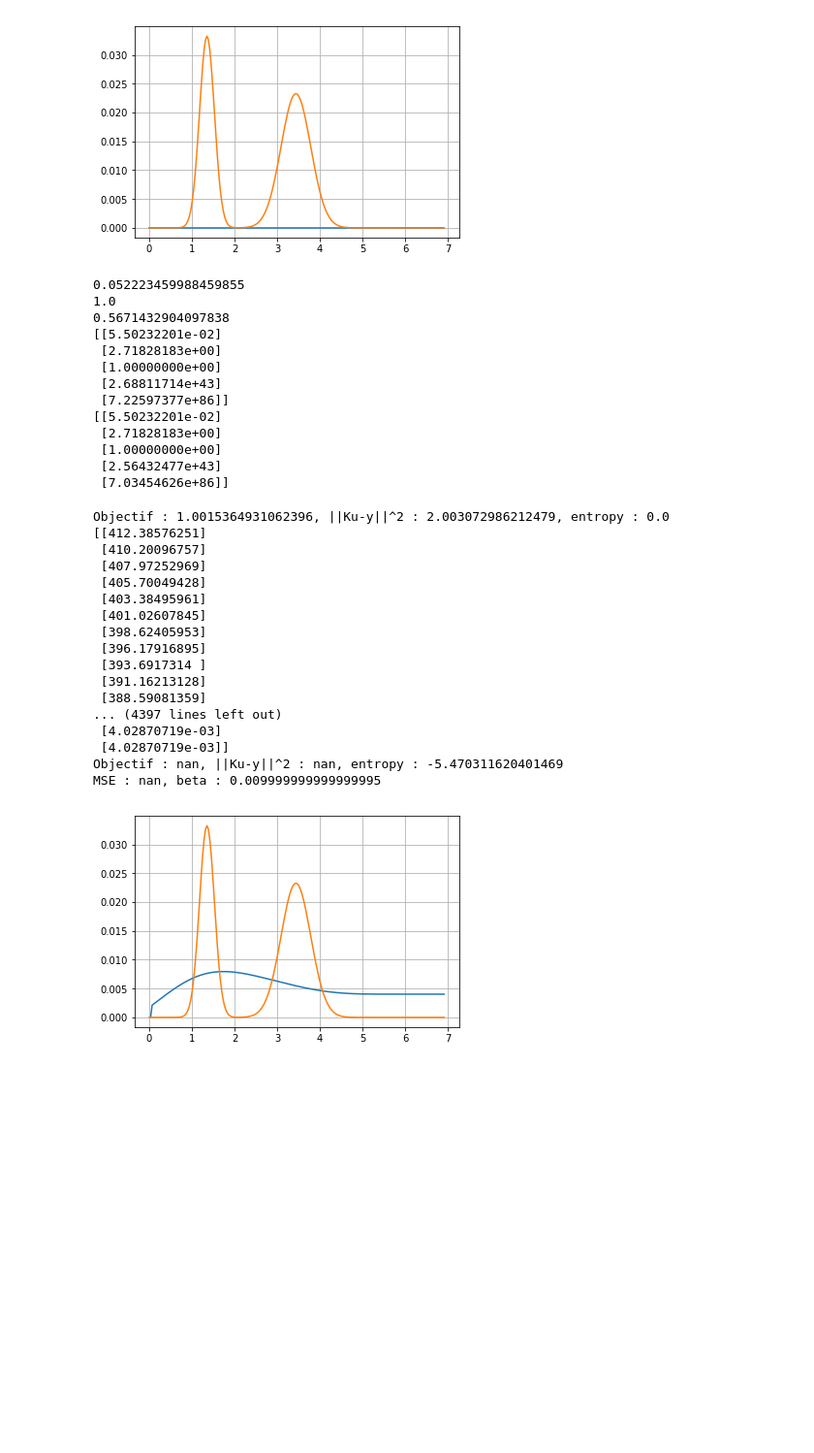
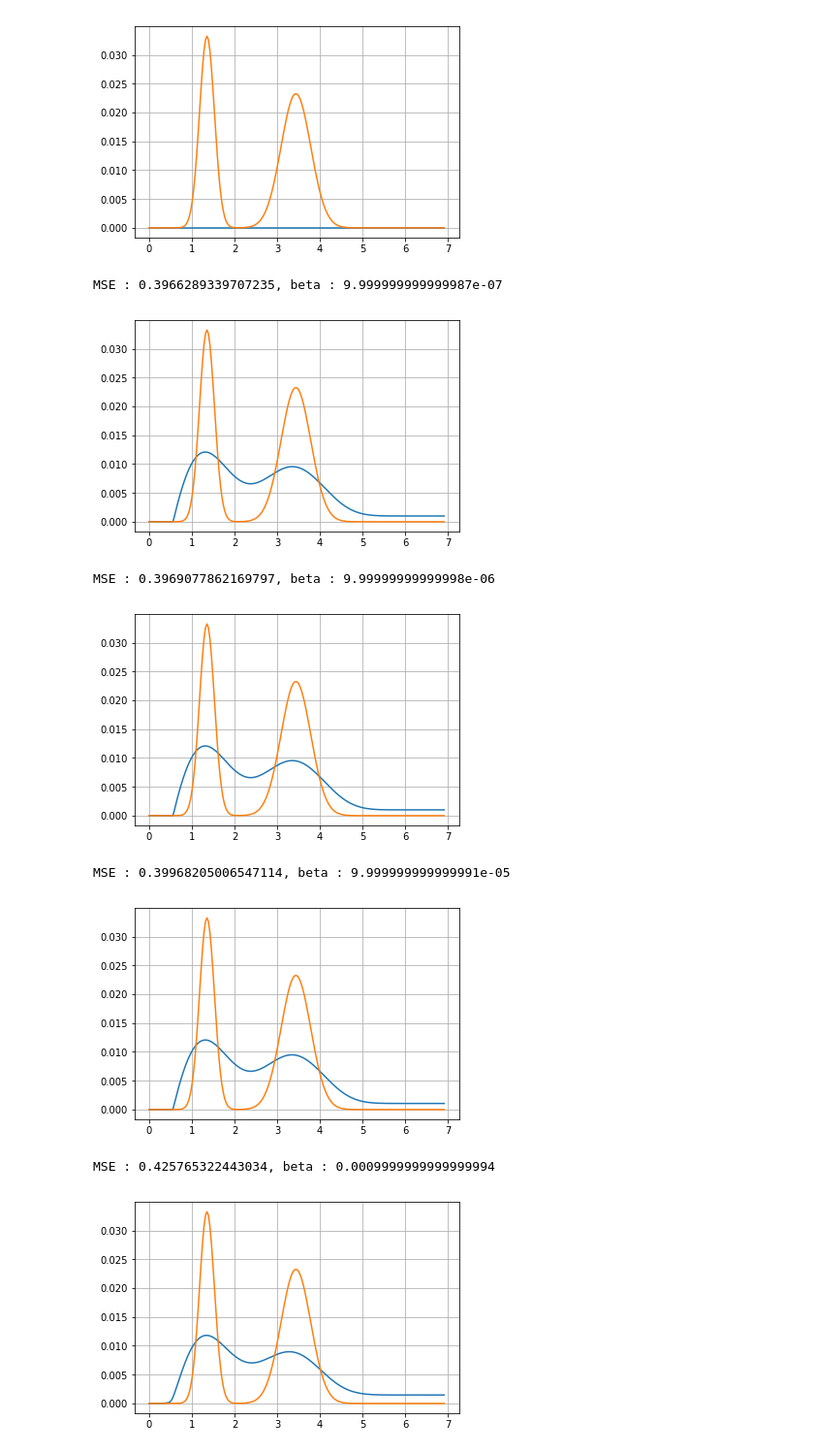
Before and after one commit to MaximilienGermain/Large-scale-optimization, a Jupyter notebook: TP2_GERMAIN_MARFOQ.ipynb, the cells around one changed output. Shown at 97% size. Cells and saved outputs as stored; diff of their text form; code cells hidden in the pictures; blank space fills up the shorter version.

```diff
--- a/TP2_GERMAIN_MARFOQ.ipynb
+++ b/TP2_GERMAIN_MARFOQ.ipynb
@@ -337,42 +337,23 @@ def W_exp(u):
         if val < 100 and val > - 20 :
             w = 1
             v = 0
-            while abs(w - v)/abs(w) > 1.e-8:
+            while abs(w - v)/abs(w) > 1e-6:
                 v = w
                 e = np.exp(w)
                 f = w*e - np.exp(val)
                 w = w - f/((e*(w+1) - (w+2)*f/(2*w+2)))
-            print(w)
             output[index,0] = w
 
         if val <=-20:
             output[index,0] = 0
 
     return output
-# %%
-a = W_exp(np.array([[-2.9,1,0,100,200]]).reshape(5,1))
-print(np.exp(np.array([[-2.9,1,0,100,200]]).reshape(5,1)))
-print(np.multiply(a,np.exp(a)))
-# %% [output]
-0.052223459988459855
-1.0
-0.5671432904097838
-[[5.50232201e-02]
- [2.71828183e+00]
- [1.00000000e+00]
- [2.68811714e+43]
- [7.22597377e+86]]
-[[5.50232201e-02]
- [2.71828183e+00]
- [1.00000000e+00]
- [2.56432477e+43]
- [7.03454626e+86]]
 # %%
-beta_grid = np.exp(np.log(10)*np.linspace(-2,-2,1))
+beta_grid = np.exp(np.log(10)*np.linspace(-6,-1,6))
 
 def proximal_gradient_entr(lamb,K,y,T,xmin,xmax,display = False):
     tol = 1e-7
-    max_iter = 100
+    max_iter = 1000
     nb_iter = 0
     m = K.shape[0]
     n = K.shape[1]
@@ -392,58 +373,47 @@ def proximal_gradient_entr(lamb,K,y,T,xmin,xmax,display = False):
         w = u - epsilon * np.dot(K.T,np.dot(K,u) - y.reshape(m,1))
         last_obj = obj
         u = prox_entr(w/(lamb * epsilon) - (1+np.log(lamb*epsilon))*np.ones(w.shape),lamb,epsilon)
-
-        print(u)
+        #print(u)
         norm2 = np.linalg.norm(np.dot(K,u) - y.reshape(m,1))
         entropy = ent(u)
         obj = 0.5 * norm2 **2 + lamb * entropy
         if display:
             print("Objectif : {}, ||Ku-y||^2 : {}, entropy : {}".format(obj,norm2**2,entropy))
         nb_iter += 1
 
     return u
 
 def prox_entr(w,lamb,epsilon):
-    print(w)
-    return lamb*epsilon*W(w)
+    #print(w)
+    return lamb*epsilon*W_exp(w)
 
 def ent(x):
     tol = 1e-5
     n = x.shape[0]
     out = np.zeros((x.shape[0],1))
     for i in range(n):
         value = x[i]
         if value > tol:
             out[i] = value*np.log(value)
         else:
             out[i] = 0
     return sum(out)[0]
 
 
 for i in range(beta_grid.shape[0]):
     beta = beta_grid[i]
-    x_hat = proximal_gradient_entr(beta,K,y,T,xmin,xmax,True) #,True
+    x_hat = proximal_gradient_entr(beta,K,y,T,xmin,xmax) #,True
     print("MSE : {}, beta : {}\n".format(normalized_MSE(x_hat,x.reshape(200,1)),beta))
     plt.plot(np.log(T),x_hat)
     plt.plot(np.log(T),x)
     plt.grid()
     plt.show()
 # %% [output]
-Objectif : 1.0015364931062396, ||Ku-y||^2 : 2.003072986212479, entropy : 0.0
-[[412.38576251]
- [410.20096757]
- [407.97252969]
- [405.70049428]
- [403.38495961]
- [401.02607845]
- [398.62405953]
- [396.17916895]
- [393.6917314 ]
- [391.16213128]
- [388.59081359]
-... (4397 lines left out)
- [4.02870719e-03]
- [4.02870719e-03]]
-Objectif : nan, ||Ku-y||^2 : nan, entropy : -5.470311620401469
-MSE : nan, beta : 0.009999999999999995
+MSE : 0.3966289339707235, beta : 9.999999999999987e-07
-[figure, old version]
+[figure, new version]
+MSE : 0.3969077862169797, beta : 9.99999999999998e-06
+[figure, added]
+MSE : 0.39968205006547114, beta : 9.999999999999991e-05
+[figure, added]
+MSE : 0.425765322443034, beta : 0.0009999999999999994
+[figure, added]
```
Also changed, not shown: parts of 1 cell of this notebook.
